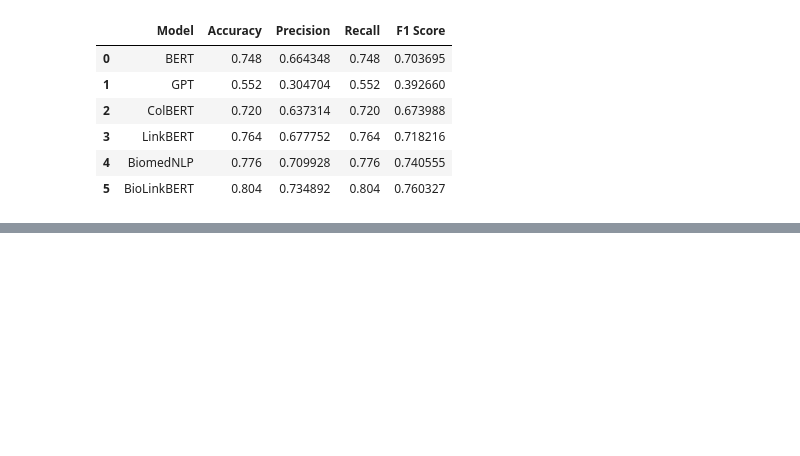
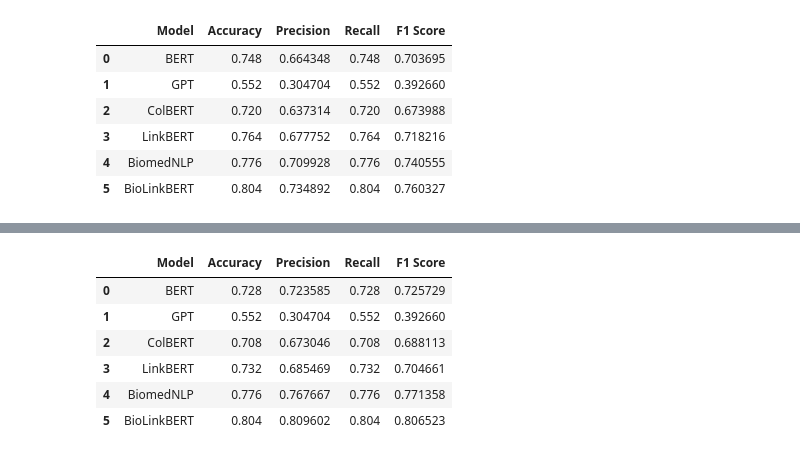
Before and after one commit to trduc97/neural_medical_qa, a Jupyter notebook: diss_medqa_torch.ipynb, the cells around one changed output, grey strips where cells are left out. Saved outputs shown, nothing was run; the diff lists cells and outputs as text; code cells hidden in the pictures; blank space fills up the shorter version.

```diff
--- a/diss_medqa_torch.ipynb
+++ b/diss_medqa_torch.ipynb
@@ -862,0 +1073,13 @@ result_bilstm_adam
+# %%
+trainer_context_adamw = Trainandtest(pubmedqa_context_train, pubmedqa_context_test)
+
+for model in models:
+    model_name=model['model_name'],
+    source=model['source'],
+    trainer_context_adamw.model_compile(QAModel, model_name,source,batch_size=32)
+    # Train the model
+    trainer_context_adamw.training(model_name, epochs=10)
+
+    # test the model
+    test_result = trainer_context_adamw.val()
+    trainer_context_adamw.results[model['model_name']] = test_result
@@ -862,0 +1121,11 @@ result_bilstm_adam
+# %%
+result_context_adamw= result_convert(trainer_context_adamw.results)
+result_context_adamw
+# %% [output]
+|  | Model | Accuracy | Precision | Recall | F1 Score |
+| 0 | BERT | 0.728 | 0.723585 | 0.728 | 0.725729 |
+| 1 | GPT | 0.552 | 0.304704 | 0.552 | 0.392660 |
+| 2 | ColBERT | 0.708 | 0.673046 | 0.708 | 0.688113 |
+| 3 | LinkBERT | 0.732 | 0.685469 | 0.732 | 0.704661 |
+| 4 | BiomedNLP | 0.776 | 0.767667 | 0.776 | 0.771358 |
+| 5 | BioLinkBERT | 0.804 | 0.809602 | 0.804 | 0.806523 |
```
Also changed, not shown: parts of 18 cells of this notebook.
